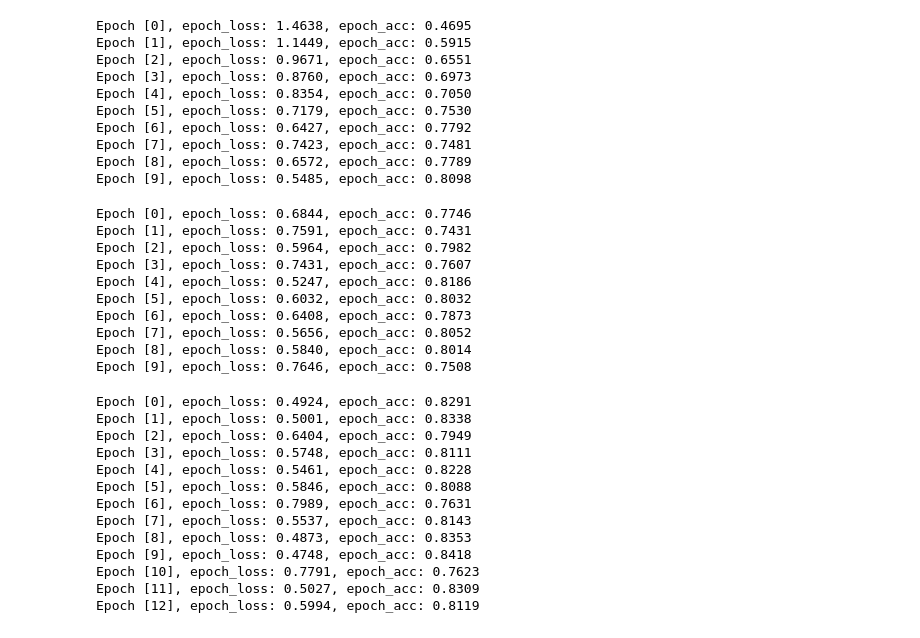
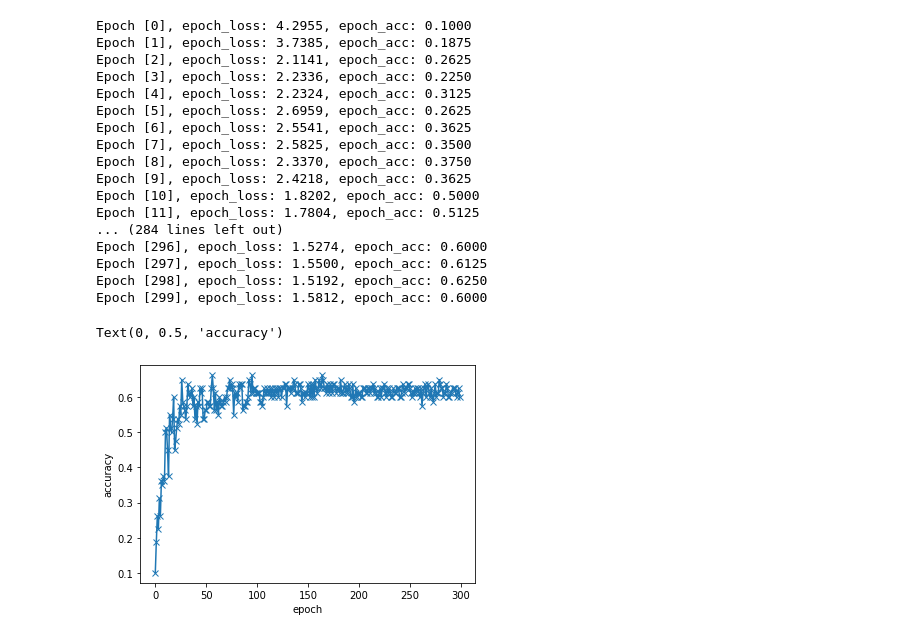
Before and after one commit to utkarshpandey6/Project-Report-1-, a Jupyter notebook: Report.ipynb, the cells around one changed output. Saved outputs shown, nothing was run; the diff lists cells and outputs as text; code cells hidden in the pictures.

```diff
--- a/Report.ipynb
+++ b/Report.ipynb
@@ -256,7 +418,7 @@ def evaluate(val_loader, model):
 # %%
 def fit(model, epoches, lr, train_loader, val_loader, opt=torch.optim.SGD):
   optimizer = torch.optim.SGD(model.parameters(), lr, momentum=0.9, weight_decay=5e-4 )
-  scheduler = torch.optim.lr_scheduler.CosineAnnealingLR(optimizer, T_max=200)
+
 
   history = []
 
@@ -267,6 +429,7 @@ def fit(model, epoches, lr, train_loader, val_loader, opt=torch.optim.SGD):
     for images, labels in train_loader:
       model.train()
       output = model(images)
+
       loss = F.cross_entropy(output, labels)
       loss.backward()
       optimizer.step()
@@ -276,5 +439,5 @@ def fit(model, epoches, lr, train_loader, val_loader, opt=torch.optim.SGD):
     print("Epoch [{}], epoch_loss: {:.4f}, epoch_acc: {:.4f}".format(epoch, epoch_loss, epoch_acc))
     history.append({'val_loss': epoch_loss.item(), 'val_acc': epoch_acc.item()})
 
-    scheduler.step()
+
   return history
@@ -281,42 +456,30 @@ def fit(model, epoches, lr, train_loader, val_loader, opt=torch.optim.SGD):
 # %%
-history = fit(model, 10, 0.1, train_loader, val_loader)
+
+history = fit(model, 300, 0.001, train_loader, val_loader)
 # %% [output]
-Epoch [0], epoch_loss: 1.4638, epoch_acc: 0.4695
-Epoch [1], epoch_loss: 1.1449, epoch_acc: 0.5915
-Epoch [2], epoch_loss: 0.9671, epoch_acc: 0.6551
-Epoch [3], epoch_loss: 0.8760, epoch_acc: 0.6973
-Epoch [4], epoch_loss: 0.8354, epoch_acc: 0.7050
-Epoch [5], epoch_loss: 0.7179, epoch_acc: 0.7530
-Epoch [6], epoch_loss: 0.6427, epoch_acc: 0.7792
-Epoch [7], epoch_loss: 0.7423, epoch_acc: 0.7481
-Epoch [8], epoch_loss: 0.6572, epoch_acc: 0.7789
-Epoch [9], epoch_loss: 0.5485, epoch_acc: 0.8098
+Epoch [0], epoch_loss: 4.2955, epoch_acc: 0.1000
+Epoch [1], epoch_loss: 3.7385, epoch_acc: 0.1875
+Epoch [2], epoch_loss: 2.1141, epoch_acc: 0.2625
+Epoch [3], epoch_loss: 2.2336, epoch_acc: 0.2250
+Epoch [4], epoch_loss: 2.2324, epoch_acc: 0.3125
+Epoch [5], epoch_loss: 2.6959, epoch_acc: 0.2625
+Epoch [6], epoch_loss: 2.5541, epoch_acc: 0.3625
+Epoch [7], epoch_loss: 2.5825, epoch_acc: 0.3500
+Epoch [8], epoch_loss: 2.3370, epoch_acc: 0.3750
+Epoch [9], epoch_loss: 2.4218, epoch_acc: 0.3625
+Epoch [10], epoch_loss: 1.8202, epoch_acc: 0.5000
+Epoch [11], epoch_loss: 1.7804, epoch_acc: 0.5125
+... (284 lines left out)
+Epoch [296], epoch_loss: 1.5274, epoch_acc: 0.6000
+Epoch [297], epoch_loss: 1.5500, epoch_acc: 0.6125
+Epoch [298], epoch_loss: 1.5192, epoch_acc: 0.6250
+Epoch [299], epoch_loss: 1.5812, epoch_acc: 0.6000
-# %%
-history1 = fit(model, 10, 0.1, train_loader, val_loader)
-# %% [output]
-Epoch [0], epoch_loss: 0.6844, epoch_acc: 0.7746
-Epoch [1], epoch_loss: 0.7591, epoch_acc: 0.7431
-Epoch [2], epoch_loss: 0.5964, epoch_acc: 0.7982
-Epoch [3], epoch_loss: 0.7431, epoch_acc: 0.7607
-Epoch [4], epoch_loss: 0.5247, epoch_acc: 0.8186
-Epoch [5], epoch_loss: 0.6032, epoch_acc: 0.8032
-Epoch [6], epoch_loss: 0.6408, epoch_acc: 0.7873
-Epoch [7], epoch_loss: 0.5656, epoch_acc: 0.8052
-Epoch [8], epoch_loss: 0.5840, epoch_acc: 0.8014
-Epoch [9], epoch_loss: 0.7646, epoch_acc: 0.7508
-# %%
-history2 = fit(model, 20, 0.1, train_loader, val_loader)
-# %% [output]
-Epoch [0], epoch_loss: 0.4924, epoch_acc: 0.8291
-Epoch [1], epoch_loss: 0.5001, epoch_acc: 0.8338
-Epoch [2], epoch_loss: 0.6404, epoch_acc: 0.7949
-Epoch [3], epoch_loss: 0.5748, epoch_acc: 0.8111
-Epoch [4], epoch_loss: 0.5461, epoch_acc: 0.8228
-Epoch [5], epoch_loss: 0.5846, epoch_acc: 0.8088
-Epoch [6], epoch_loss: 0.7989, epoch_acc: 0.7631
-Epoch [7], epoch_loss: 0.5537, epoch_acc: 0.8143
-Epoch [8], epoch_loss: 0.4873, epoch_acc: 0.8353
-Epoch [9], epoch_loss: 0.4748, epoch_acc: 0.8418
-Epoch [10], epoch_loss: 0.7791, epoch_acc: 0.7623
-Epoch [11], epoch_loss: 0.5027, epoch_acc: 0.8309
-Epoch [12], epoch_loss: 0.5994, epoch_acc: 0.8119
+# %%
+overall_history = history
+accuracies = [result['val_acc'] for result in overall_history]
+plt.plot(accuracies, '-x')
+plt.xlabel('epoch')
+plt.ylabel('accuracy')
+# %% [output]
+Text(0, 0.5, 'accuracy')
+[figure, added]
```
Also changed, not shown: parts of 21 cells of this notebook.
